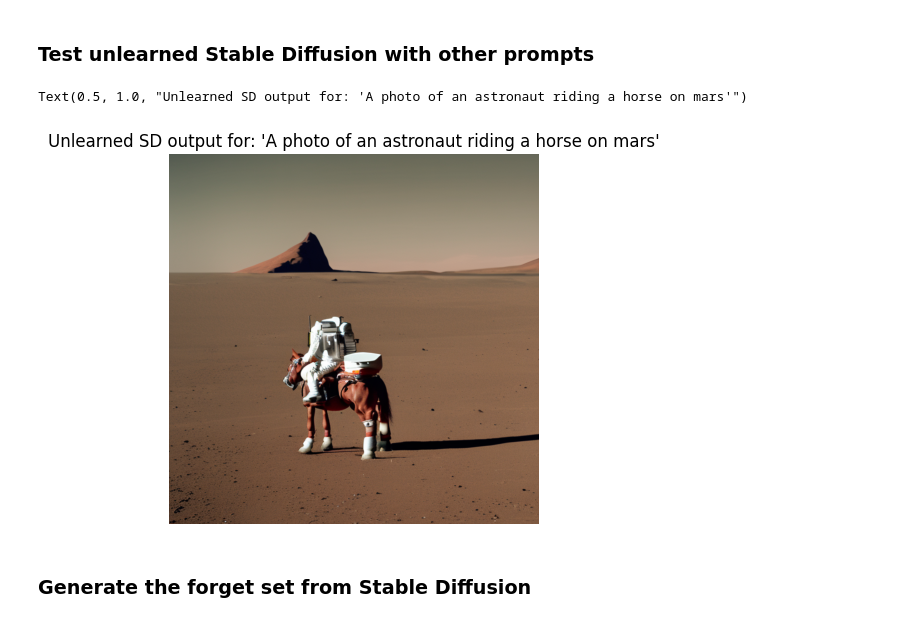
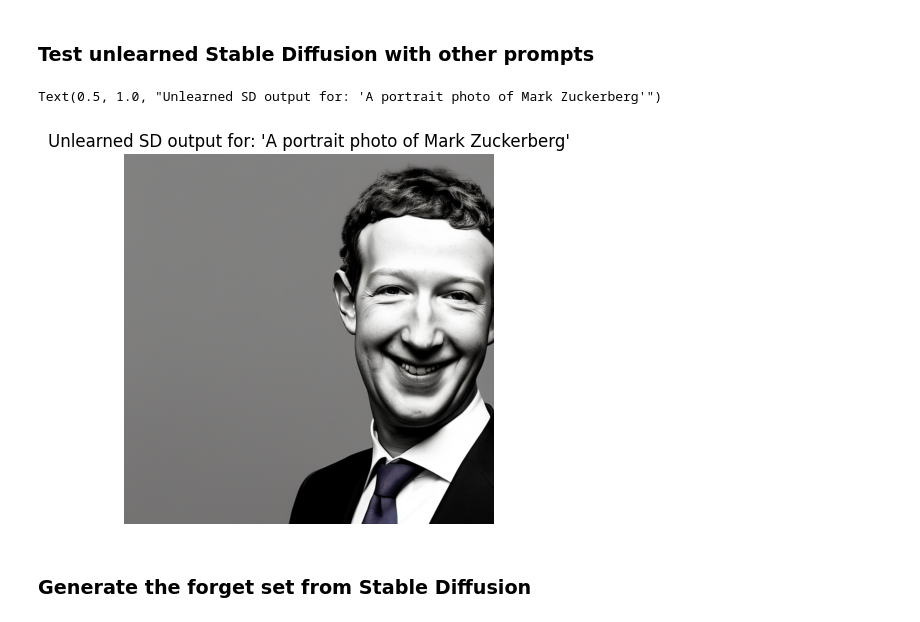
Before and after one commit to CSIPlab/SLUG, a Jupyter notebook: notebooks/experiment_stable_diffusion.ipynb, the cells around one changed output. Saved outputs shown, nothing was run; the diff lists cells and outputs as text; code cells hidden in the pictures.

```diff
--- a/notebooks/experiment_stable_diffusion.ipynb
+++ b/notebooks/experiment_stable_diffusion.ipynb
@@ -722,7 +803,7 @@ Text(0.5, 1.0, "Unlearned SD output for: 'A portrait photo of Elon Musk'")
 # prompt = "A portrait photo of Elon Musk"
 # prompt = "Elon Musk on Mars"
 
-# prompt = "A portrait photo of Mark Zuckerberg"
+prompt = "A portrait photo of Mark Zuckerberg"
 # prompt = "a portrait of Kim Kardashian"
 # prompt = "a portrait of Kanye West"
 
@@ -732,36 +813,36 @@ Text(0.5, 1.0, "Unlearned SD output for: 'A portrait photo of Elon Musk'")
 
 
 # prompt = "A portrait of Jeff Bezos"
 # prompt = "Jeff Bezos in a car"
 
-prompt = "A photo of an astronaut riding a horse on mars"
+# prompt = "A photo of an astronaut riding a horse on mars"
 # prompt = "A cute cat jumping on a bed"
 # prompt = "A sea turtle in the ocean"
 
 # prompt = "an avocado chair"
 # prompt = "an avocado"
 # prompt = "an orange"
 # prompt = "a chair"
 
 
 # prompt = "iron man"
 # prompt = "iron man and spiderman"
 # prompt = "a piece of iron"
 
 # prompt = "a mickey mouse"
 # prompt = "a real mouse"
 # prompt = "a mickey"
 # prompt = 'Mickey Mouse'
 # prompt = 'Mickey Mouse and friends'
 
 image = pipe_unlearned(prompt).images[0]
 plt.figure()
 plt.imshow(image)
 plt.axis('off')
 plt.title(f"Unlearned SD output for: '{prompt}'")
 # %% [output]
-Text(0.5, 1.0, "Unlearned SD output for: 'A photo of an astronaut riding a horse on mars'")
+Text(0.5, 1.0, "Unlearned SD output for: 'A portrait photo of Mark Zuckerberg'")
-[figure, old version]
+[figure, new version]
 # %% [markdown]
 ### Generate the forget set from Stable Diffusion
 # %% [markdown]
```
Also changed, not shown: parts of 21 cells of this notebook, 1 other file.
